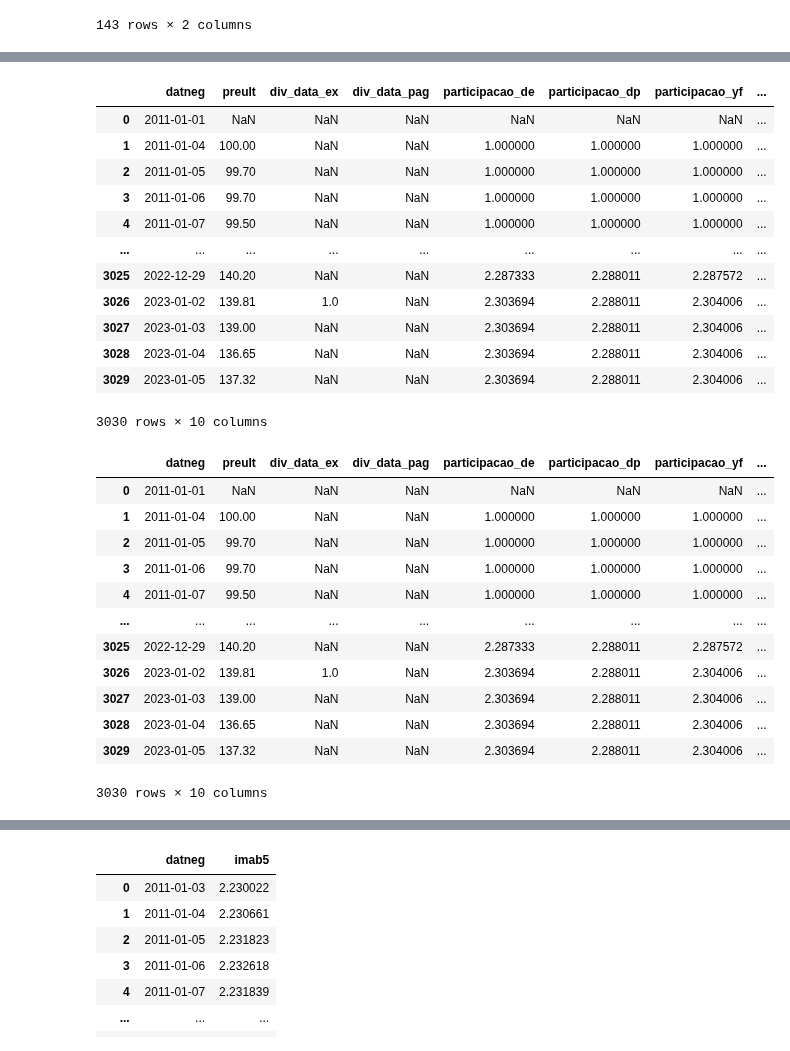
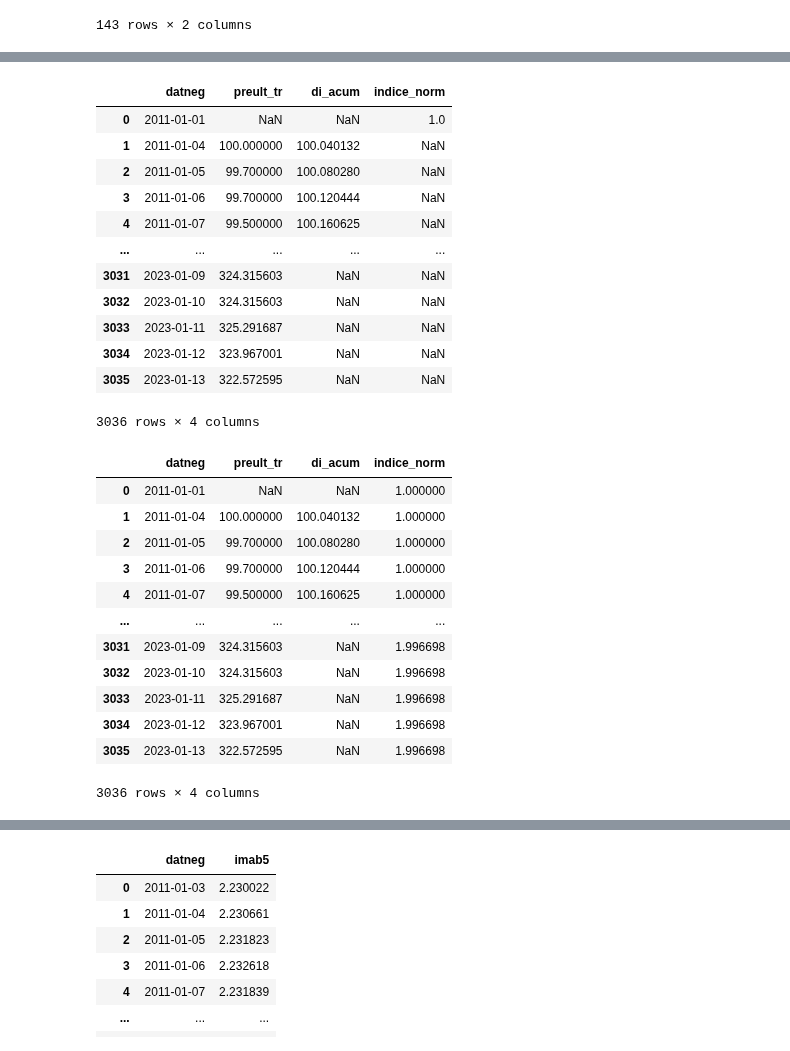
Before and after one commit to crdcj/medium, a Jupyter notebook: KNRI_PERF/knri.ipynb, the cells around one changed output, grey strips where cells are left out. Cells and saved outputs as stored; diff of their text form; code cells hidden in the pictures.

```diff
--- a/KNRI_PERF/knri.ipynb
+++ b/KNRI_PERF/knri.ipynb
@@ -5,10 +5,10 @@ from evento import ajustar_datas
 # %%
 # Fundo sem histórico completo de preços no Yahoo Finance
 # Carregar histórico da B3
-precos = (
-    pd.read_csv('data/knri.csv', parse_dates=['datneg'])
+cotas = (
+    pd.read_csv('./data/knri_tr.csv', parse_dates=['datneg'])
     # a série da B3 começa em "2010-12-01" -> vamos começar em "2011-01-01"
     .query('datneg >= "2011-01-01"')
 )
-precos
+cotas
 # %% [output]
@@ -408,7 +97,7 @@ Data columns (total 5 columns):
 dtypes: datetime64[ns](1), float64(4)
 memory usage: 118.0 KB
 # %%
-tr = tr.merge(di[["data", "di_acum"]], how="left", left_on="datneg", right_on="data")
-tr.drop(columns=["data"], inplace=True)
-tr
+cotas = cotas.merge(di[["data", "di_acum"]], how="left", left_on="datneg", right_on="data")
+cotas.drop(columns=["data"], inplace=True)
+cotas
 # %% [output]
@@ -444,0 +117,3 @@ tr
+# %%
+cotas["di_acum"] = cotas["preult_tr"].iloc[0] * cotas["di_acum"]
+cotas
@@ -527,6 +216,6 @@ ipca
 | 142 | 2022-11-01 | 1.996698 |
 143 rows × 2 columns
 # %%
-tr = tr.merge(ipca, how='outer')
-tr
+cotas = cotas.merge(ipca, how='outer')
+cotas
 # %% [output]
@@ -546,35 +235,35 @@ tr
 # %%
-tr.sort_values('datneg', ignore_index=True, inplace=True)
-tr
+cotas.sort_values('datneg', ignore_index=True, inplace=True)
+cotas
 # %% [output]
-|  | datneg | preult | div_data_ex | div_data_pag | participacao_de | participacao_dp | participacao_yf | ... |
-| 0 | 2011-01-01 | NaN | NaN | NaN | NaN | NaN | NaN | ... |
-| 1 | 2011-01-04 | 100.00 | NaN | NaN | 1.000000 | 1.000000 | 1.000000 | ... |
-| 2 | 2011-01-05 | 99.70 | NaN | NaN | 1.000000 | 1.000000 | 1.000000 | ... |
-| 3 | 2011-01-06 | 99.70 | NaN | NaN | 1.000000 | 1.000000 | 1.000000 | ... |
-| 4 | 2011-01-07 | 99.50 | NaN | NaN | 1.000000 | 1.000000 | 1.000000 | ... |
-| ... | ... | ... | ... | ... | ... | ... | ... | ... |
-| 3025 | 2022-12-29 | 140.20 | NaN | NaN | 2.287333 | 2.288011 | 2.287572 | ... |
-| 3026 | 2023-01-02 | 139.81 | 1.0 | NaN | 2.303694 | 2.288011 | 2.304006 | ... |
-| 3027 | 2023-01-03 | 139.00 | NaN | NaN | 2.303694 | 2.288011 | 2.304006 | ... |
-| 3028 | 2023-01-04 | 136.65 | NaN | NaN | 2.303694 | 2.288011 | 2.304006 | ... |
-| 3029 | 2023-01-05 | 137.32 | NaN | NaN | 2.303694 | 2.288011 | 2.304006 | ... |
+|  | datneg | preult_tr | di_acum | indice_norm |
+| 0 | 2011-01-01 | NaN | NaN | 1.0 |
+| 1 | 2011-01-04 | 100.000000 | 100.040132 | NaN |
+| 2 | 2011-01-05 | 99.700000 | 100.080280 | NaN |
+| 3 | 2011-01-06 | 99.700000 | 100.120444 | NaN |
+| 4 | 2011-01-07 | 99.500000 | 100.160625 | NaN |
+| ... | ... | ... | ... | ... |
+| 3031 | 2023-01-09 | 324.315603 | NaN | NaN |
+| 3032 | 2023-01-10 | 324.315603 | NaN | NaN |
+| 3033 | 2023-01-11 | 325.291687 | NaN | NaN |
+| 3034 | 2023-01-12 | 323.967001 | NaN | NaN |
+| 3035 | 2023-01-13 | 322.572595 | NaN | NaN |
-3030 rows × 10 columns
+3036 rows × 4 columns
 # %%
-tr['indice_norm'].fillna(method='ffill', inplace=True)
-tr
+cotas['indice_norm'].fillna(method='ffill', inplace=True)
+cotas
 # %% [output]
-|  | datneg | preult | div_data_ex | div_data_pag | participacao_de | participacao_dp | participacao_yf | ... |
-| 0 | 2011-01-01 | NaN | NaN | NaN | NaN | NaN | NaN | ... |
-| 1 | 2011-01-04 | 100.00 | NaN | NaN | 1.000000 | 1.000000 | 1.000000 | ... |
-| 2 | 2011-01-05 | 99.70 | NaN | NaN | 1.000000 | 1.000000 | 1.000000 | ... |
-| 3 | 2011-01-06 | 99.70 | NaN | NaN | 1.000000 | 1.000000 | 1.000000 | ... |
-| 4 | 2011-01-07 | 99.50 | NaN | NaN | 1.000000 | 1.000000 | 1.000000 | ... |
-| ... | ... | ... | ... | ... | ... | ... | ... | ... |
-| 3025 | 2022-12-29 | 140.20 | NaN | NaN | 2.287333 | 2.288011 | 2.287572 | ... |
-| 3026 | 2023-01-02 | 139.81 | 1.0 | NaN | 2.303694 | 2.288011 | 2.304006 | ... |
-| 3027 | 2023-01-03 | 139.00 | NaN | NaN | 2.303694 | 2.288011 | 2.304006 | ... |
-| 3028 | 2023-01-04 | 136.65 | NaN | NaN | 2.303694 | 2.288011 | 2.304006 | ... |
-| 3029 | 2023-01-05 | 137.32 | NaN | NaN | 2.303694 | 2.288011 | 2.304006 | ... |
+|  | datneg | preult_tr | di_acum | indice_norm |
+| 0 | 2011-01-01 | NaN | NaN | 1.000000 |
+| 1 | 2011-01-04 | 100.000000 | 100.040132 | 1.000000 |
+| 2 | 2011-01-05 | 99.700000 | 100.080280 | 1.000000 |
+| 3 | 2011-01-06 | 99.700000 | 100.120444 | 1.000000 |
+| 4 | 2011-01-07 | 99.500000 | 100.160625 | 1.000000 |
+| ... | ... | ... | ... | ... |
+| 3031 | 2023-01-09 | 324.315603 | NaN | 1.996698 |
+| 3032 | 2023-01-10 | 324.315603 | NaN | 1.996698 |
+| 3033 | 2023-01-11 | 325.291687 | NaN | 1.996698 |
+| 3034 | 2023-01-12 | 323.967001 | NaN | 1.996698 |
+| 3035 | 2023-01-13 | 322.572595 | NaN | 1.996698 |
-3030 rows × 10 columns
+3036 rows × 4 columns
 # %%
```
Also changed, not shown: parts of 29 cells of this notebook, 4 other files.
